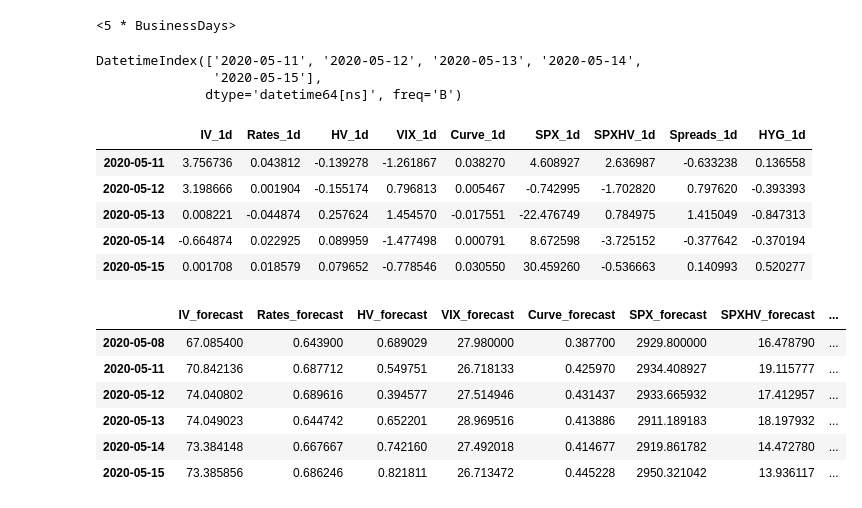
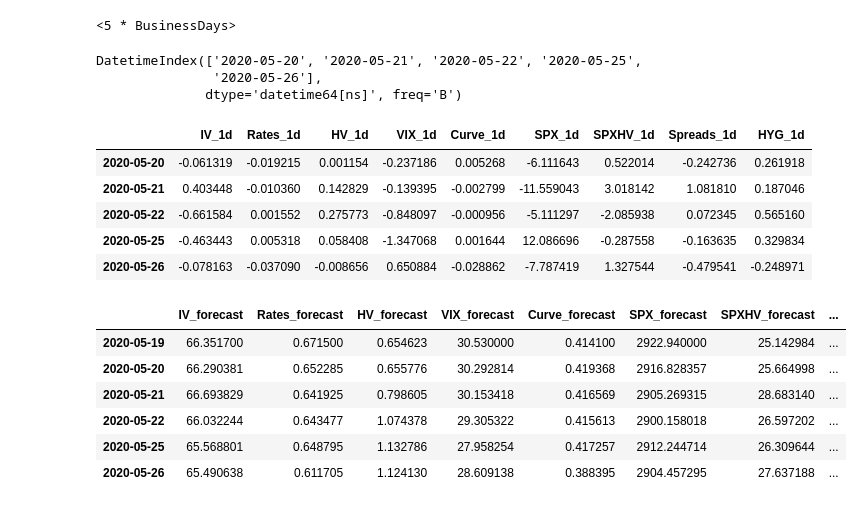
Before and after one commit to PJAntico/ML-Python, a Jupyter notebook: VAR-Forecast10 Daily.ipynb, the cells around one changed output. Saved outputs shown, nothing was run; the diff lists cells and outputs as text; code cells hidden in the pictures.

```diff
--- a/VAR-Forecast10 Daily.ipynb
+++ b/VAR-Forecast10 Daily.ipynb
@@ -17,7 +17,7 @@ import datetime
 # %% [markdown]
 # Import Data Files
 # %%
-file = (r'c:/Users/pjant/Drew/DATA 601/datasets/final project/Dataset For Final Project.xlsm')
+file = (r'c:/Users/pjant/Desktop/Machine-Learning-Python/Dataset.xlsx')
 sheet_name = ('Data Table Training')
 # %%
 df_swapIV = pd.read_excel(file, sheet_name=sheet_name, header=1, names=('Date','IV'), usecols=(1,2))
@@ -909,8 +950,8 @@ fc_dates = pd.bdate_range(pd.tseries.offsets.BusinessDay(1) + df.index[-1],ed)
 fc_dates = fc_dates[0:nobs]
 fc_dates
 # %% [output]
-DatetimeIndex(['2020-05-11', '2020-05-12', '2020-05-13', '2020-05-14',
-               '2020-05-15'],
+DatetimeIndex(['2020-05-20', '2020-05-21', '2020-05-22', '2020-05-25',
+               '2020-05-26'],
               dtype='datetime64[ns]', freq='B')
 # %%
 # Forecast
@@ -919,30 +960,30 @@ df_forecast = pd.DataFrame(fc, index=fc_dates, columns=df.columns + '_1d')
 df_forecast
 # %% [output]
 |  | IV_1d | Rates_1d | HV_1d | VIX_1d | Curve_1d | SPX_1d | SPXHV_1d | Spreads_1d | HYG_1d |
-| 2020-05-11 | 3.756736 | 0.043812 | -0.139278 | -1.261867 | 0.038270 | 4.608927 | 2.636987 | -0.633238 | 0.136558 |
-| 2020-05-12 | 3.198666 | 0.001904 | -0.155174 | 0.796813 | 0.005467 | -0.742995 | -1.702820 | 0.797620 | -0.393393 |
-| 2020-05-13 | 0.008221 | -0.044874 | 0.257624 | 1.454570 | -0.017551 | -22.476749 | 0.784975 | 1.415049 | -0.847313 |
-| 2020-05-14 | -0.664874 | 0.022925 | 0.089959 | -1.477498 | 0.000791 | 8.672598 | -3.725152 | -0.377642 | -0.370194 |
-| 2020-05-15 | 0.001708 | 0.018579 | 0.079652 | -0.778546 | 0.030550 | 30.459260 | -0.536663 | 0.140993 | 0.520277 |
+| 2020-05-20 | -0.061319 | -0.019215 | 0.001154 | -0.237186 | 0.005268 | -6.111643 | 0.522014 | -0.242736 | 0.261918 |
+| 2020-05-21 | 0.403448 | -0.010360 | 0.142829 | -0.139395 | -0.002799 | -11.559043 | 3.018142 | 1.081810 | 0.187046 |
+| 2020-05-22 | -0.661584 | 0.001552 | 0.275773 | -0.848097 | -0.000956 | -5.111297 | -2.085938 | 0.072345 | 0.565160 |
+| 2020-05-25 | -0.463443 | 0.005318 | 0.058408 | -1.347068 | 0.001644 | 12.086696 | -0.287558 | -0.163635 | 0.329834 |
+| 2020-05-26 | -0.078163 | -0.037090 | -0.008656 | 0.650884 | -0.028862 | -7.787419 | 1.327544 | -0.479541 | -0.248971 |
 # %%
-df_results = invert_transformation(df, df_forecast, second_diff=False)
-df_results = df_results.loc[:, ['IV_forecast', 'Rates_forecast', 'HV_forecast', 'VIX_forecast', 'Curve_forecast',
+df_predictions = invert_transformation(df, df_forecast, second_diff=False)
+df_predictions = df_predictions.loc[:, ['IV_forecast', 'Rates_forecast', 'HV_forecast', 'VIX_forecast', 'Curve_forecast',
                    'SPX_forecast', 'SPXHV_forecast','Spreads_forecast','HYG_forecast']]
 
 df_lastrow = df.iloc[[-1]]
-df_lastrow.columns = df_results.columns
+df_lastrow.columns = df_predictions.columns
 
-df_output = pd.concat([df_lastrow, df_results])
+df_output = pd.concat([df_lastrow, df_predictions])
 
 df_output
 # %% [output]
 |  | IV_forecast | Rates_forecast | HV_forecast | VIX_forecast | Curve_forecast | SPX_forecast | SPXHV_forecast | ... |
-| 2020-05-08 | 67.085400 | 0.643900 | 0.689029 | 27.980000 | 0.387700 | 2929.800000 | 16.478790 | ... |
-| 2020-05-11 | 70.842136 | 0.687712 | 0.549751 | 26.718133 | 0.425970 | 2934.408927 | 19.115777 | ... |
-| 2020-05-12 | 74.040802 | 0.689616 | 0.394577 | 27.514946 | 0.431437 | 2933.665932 | 17.412957 | ... |
-| 2020-05-13 | 74.049023 | 0.644742 | 0.652201 | 28.969516 | 0.413886 | 2911.189183 | 18.197932 | ... |
-| 2020-05-14 | 73.384148 | 0.667667 | 0.742160 | 27.492018 | 0.414677 | 2919.861782 | 14.472780 | ... |
-| 2020-05-15 | 73.385856 | 0.686246 | 0.821811 | 26.713472 | 0.445228 | 2950.321042 | 13.936117 | ... |
+| 2020-05-19 | 66.351700 | 0.671500 | 0.654623 | 30.530000 | 0.414100 | 2922.940000 | 25.142984 | ... |
+| 2020-05-20 | 66.290381 | 0.652285 | 0.655776 | 30.292814 | 0.419368 | 2916.828357 | 25.664998 | ... |
+| 2020-05-21 | 66.693829 | 0.641925 | 0.798605 | 30.153418 | 0.416569 | 2905.269315 | 28.683140 | ... |
+| 2020-05-22 | 66.032244 | 0.643477 | 1.074378 | 29.305322 | 0.415613 | 2900.158018 | 26.597202 | ... |
+| 2020-05-25 | 65.568801 | 0.648795 | 1.132786 | 27.958254 | 0.417257 | 2912.244714 | 26.309644 | ... |
+| 2020-05-26 | 65.490638 | 0.611705 | 1.124130 | 28.609138 | 0.388395 | 2904.457295 | 27.637188 | ... |
 # %%
 from datetime import datetime
 
```
Also changed, not shown: parts of 38 cells of this notebook, 1 other file.
